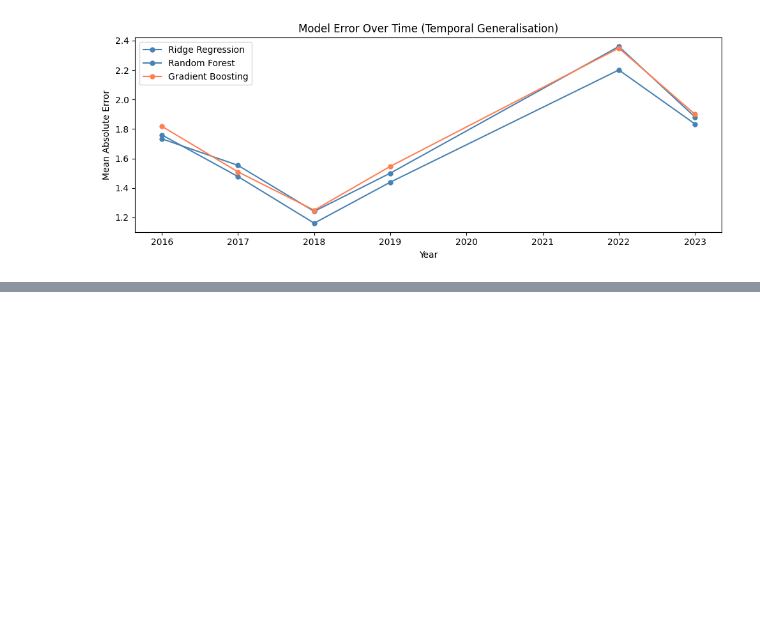
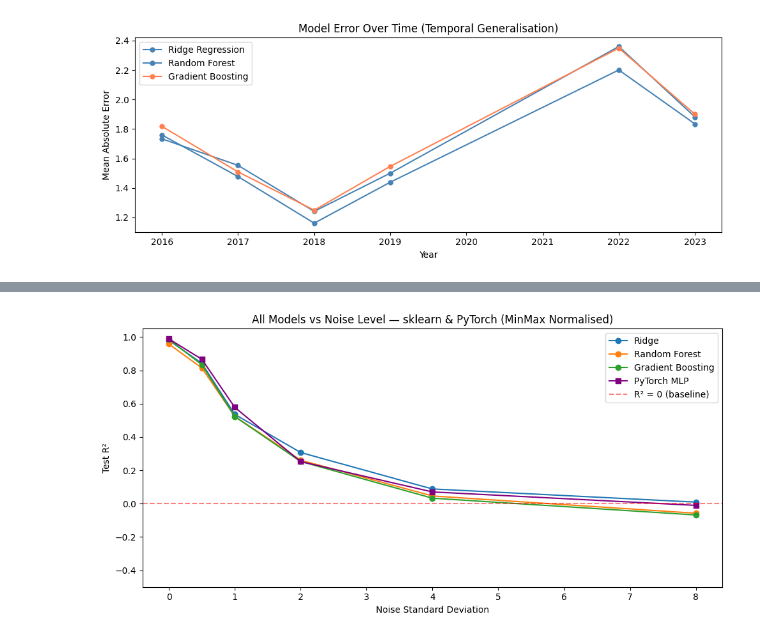
Before and after one commit to wasaldev/24077342-Data-Science-Machine-Learning-GDP-Growth-Prediction, a Jupyter notebook: 24077342_Data_Science_Project.ipynb, the cells around one changed output, grey strips where cells are left out. Cells and saved outputs as stored; diff of their text form; code cells hidden in the pictures; blank space fills up the shorter version.

```diff
--- a/24077342_Data_Science_Project.ipynb
+++ b/24077342_Data_Science_Project.ipynb
@@ -1190,0 +1393,80 @@ plt.show()
+# %%
+# ============================================================
+# 11.3  PyTorch Neural Network on synthetic data (noise comparison)
+#        Demonstrates that even a neural net degrades with noise.
+#        Uses MinMax-normalised features for consistency.
+# ============================================================
+class SimpleNet(nn.Module):
+    def __init__(self, input_dim):
+        super().__init__()
+        self.net = nn.Sequential(
+            nn.Linear(input_dim, 32),
+            nn.ReLU(),
+            nn.Linear(32, 16),
+            nn.ReLU(),
+            nn.Linear(16, 1)
+        )
+
+    def forward(self, x):
+        return self.net(x).squeeze(-1)
+
+def train_pytorch_model(X_tr, y_tr, X_te, y_te, epochs=200, lr=0.01):
+    """Train a simple PyTorch MLP and return test R²."""
+    model = SimpleNet(X_tr.shape[1])
+    optimizer = torch.optim.Adam(model.parameters(), lr=lr)
+    loss_fn = nn.MSELoss()
+
+    X_tr_t = torch.tensor(X_tr, dtype=torch.float32)
+    y_tr_t = torch.tensor(y_tr, dtype=torch.float32)
+    X_te_t = torch.tensor(X_te, dtype=torch.float32)
+
+    model.train()
+    for epoch in range(epochs):
+        optimizer.zero_grad()
+        pred = model(X_tr_t)
+        loss = loss_fn(pred, y_tr_t)
+        loss.backward()
+        optimizer.step()
+
+    model.eval()
+    with torch.no_grad():
+        y_pred = model(X_te_t).numpy()
+    return r2_score(y_te, y_pred)
+
+# Test PyTorch MLP at each noise level (with MinMax normalisation)
+torch.manual_seed(42)
+pytorch_r2 = []
+for noise_std in noise_levels:
+    noise = np.random.normal(0, noise_std, n_samples)
+    y_noisy = true_signal + noise
+    Xs_train, Xs_test, ys_train, ys_test = train_test_split(
+        X_synthetic, y_noisy, test_size=0.3, random_state=42
+    )
+    # Normalise features
+    pt_scaler = MinMaxScaler()
+    Xs_train_n = pt_scaler.fit_transform(Xs_train)
+    Xs_test_n  = pt_scaler.transform(Xs_test)
+
+    r2 = train_pytorch_model(Xs_train_n, ys_train, Xs_test_n, ys_test)
+    pytorch_r2.append(r2)
+
+# Combined plot: sklearn + PyTorch
+fig, ax = plt.subplots(figsize=(10, 5))
+for name, scores in noise_results.items():
+    ax.plot(noise_levels, scores, 'o-', label=name, markersize=6)
+ax.plot(noise_levels, pytorch_r2, 's-', label="PyTorch MLP", markersize=6, color='purple')
+
+ax.axhline(0, color='red', linestyle='--', alpha=0.5, label='R² = 0 (baseline)')
+ax.set_xlabel("Noise Standard Deviation")
+ax.set_ylabel("Test R²")
+ax.set_title("All Models vs Noise Level — sklearn & PyTorch (MinMax Normalised)")
+ax.legend()
+ax.set_ylim(-0.5, 1.05)
+plt.tight_layout()
+plt.show()
+
+print(f"\nPyTorch MLP R² at each noise level:")
+for s, r in zip(noise_levels, pytorch_r2):
+    print(f"  σ={s:.1f}  →  R² = {r:.4f}")
+# %% [output]
+[figure, added]
```
Also changed, not shown: parts of 10 cells of this notebook.
